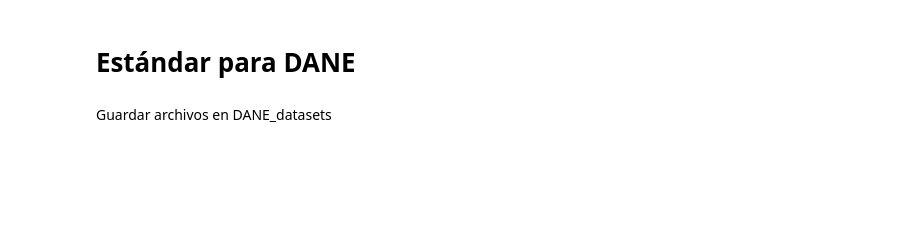
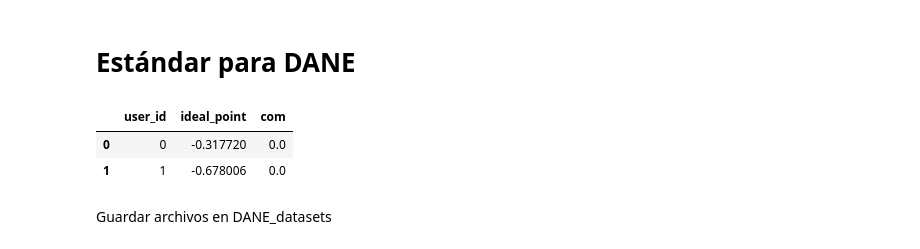
Before and after one commit to MaxOjeda/Controversia_CC, a Jupyter notebook: Proceso_de_datos.ipynb, the cells around one changed output. Saved outputs shown, nothing was run; the diff lists cells and outputs as text; code cells hidden in the pictures; blank space fills up the shorter version.

```diff
--- a/Proceso_de_datos.ipynb
+++ b/Proceso_de_datos.ipynb
@@ -520,3 +569,9 @@ pmeq.sort_values(by=['user1_id','user2_id'], inplace=True)
 psen.sort_values(by=['user1_id','user2_id'], inplace=True)
 pborr.sort_values(by=['user1_id','user2_id'], inplace=True)
 pemb.sort_values(by=['user1_id','user2_id'], inplace=True)
+# %%
+tmeq.head(2)
+# %% [output]
+|  | user_id | ideal_point | com |
+| 0 | 0 | -0.317720 | 0.0 |
+| 1 | 1 | -0.678006 | 0.0 |
```
Also changed, not shown: parts of 16 cells of this notebook, 29 other files.
